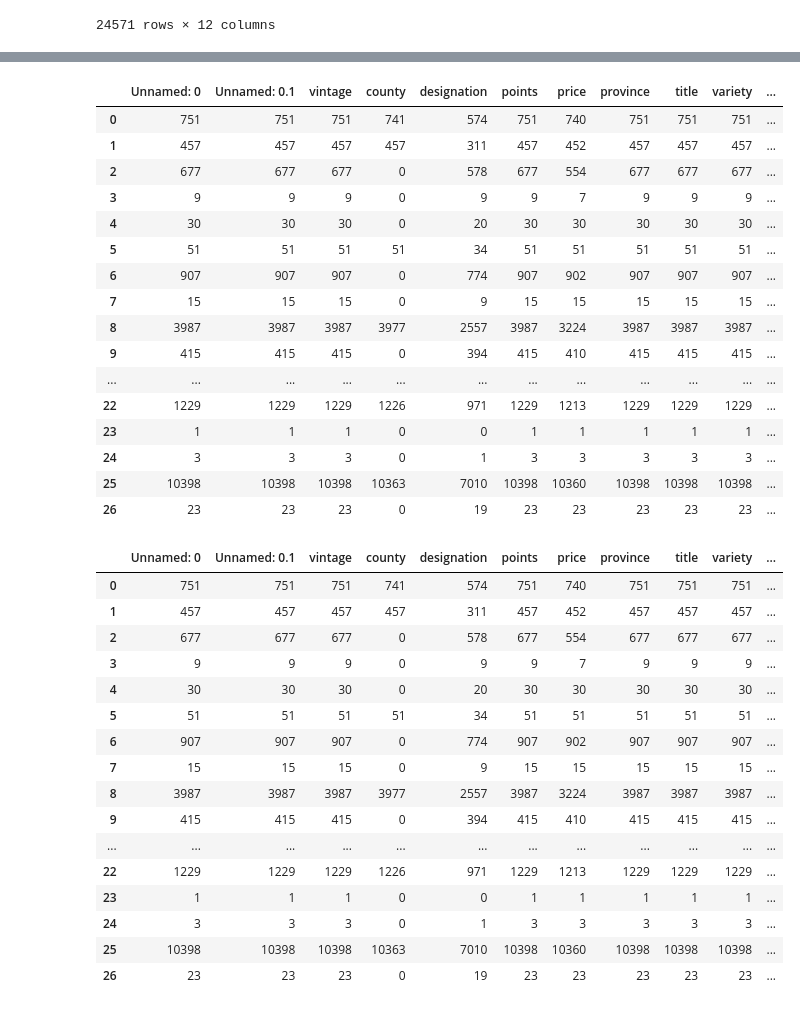
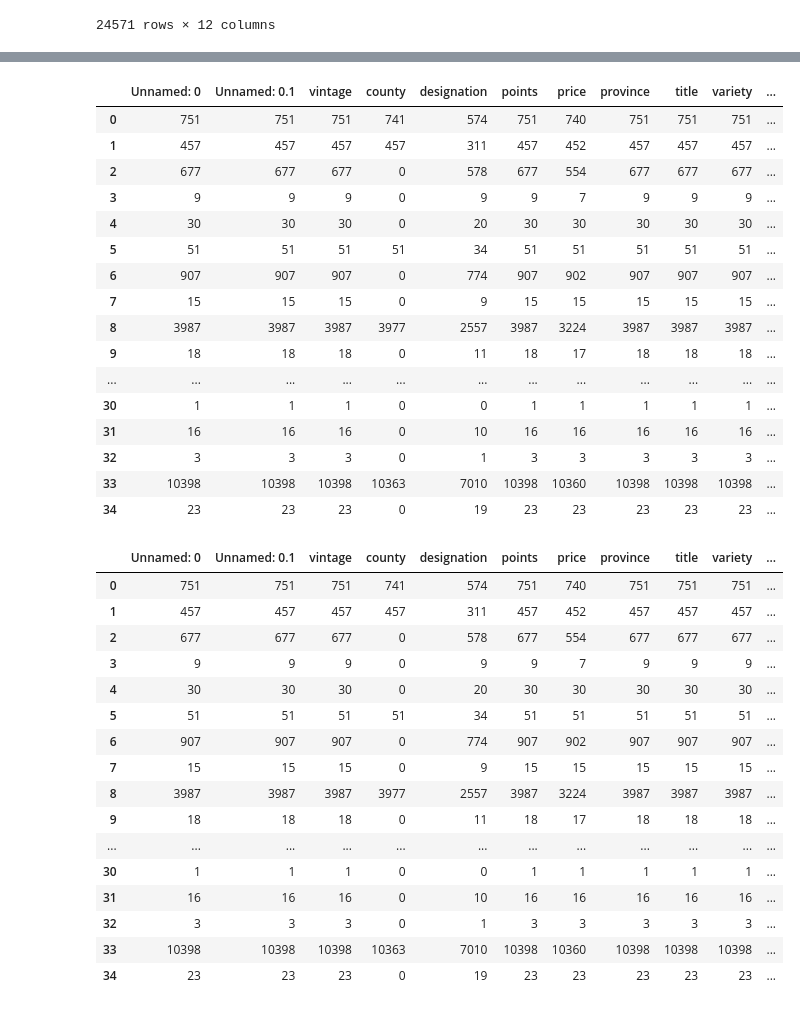
Before and after one commit to TempestCampbell/Wine-and-Charcuterie-Board, a Jupyter notebook: GeoPandasBook.ipynb, the cells around one changed output, grey strips where cells are left out. Saved outputs shown, nothing was run; the diff lists cells and outputs as text; code cells hidden in the pictures.

```diff
--- a/GeoPandasBook.ipynb
+++ b/GeoPandasBook.ipynb
@@ -13,19 +13,6 @@ import json
 geoCountries= gpd.read_file('geocountries.json')
 geoCountries = geoCountries.drop(columns=['filename', 'scalerank', 'featurecla', 'labelrank', 'sovereignt', 'sov_a3', 'adm0_dif', 'level', 'type', 'continent', 'region_un', 'subregion', 'region_wb', 'name_len', 'long_len', 'abbrev_len', 'tiny', 'homepart', 'geou_dif', 'geounit', 'gu_a3', 'su_dif', 'subunit', 'su_a3', 'brk_diff', 'admin', 'iso_n3', 'un_a3', 'wb_a2', 'wb_a3','name_long', 'brk_a3', 'brk_name', 'brk_group', 'abbrev', 'postal', 'formal_en','formal_fr', 'wikipedia', 'fips_10', 'iso_a3', 'iso_a2', 'adm0_a3_un', 'woe_id', 'adm0_a3_is', 'adm0_a3_us', 'adm0_a3_wb', 'income_grp', 'economy', 'gdp_year', 'lastcensus', 'pop_year', 'gdp_md_est', 'pop_est', 'note_adm0', 'note_brk', 'name_sort', 'name_alt', 'mapcolor7', 'mapcolor8', 'mapcolor9', 'mapcolor13'])
 geoCountries = geoCountries.replace(to_replace="United States", value="United States of America")
-# geoCountries.drop(geoCountries[geoCountries['name'] == 'Vanuatu'].index, inplace = True)
-# geoCountries.drop(geoCountries[geoCountries['name'] =='Trinidad and Tobago'].index, inplace = True)
-# geoCountries.drop(geoCountries[geoCountries['name'] == 'Kosovo'].index, inplace = True)
-# geoCountries.drop(geoCountries[geoCountries['name'] == 'Suriname'].index, inplace = True)
-# geoCountries.drop(geoCountries[geoCountries['name'] == 'Moldova'].index, inplace = True)
-# geoCountries.drop(geoCountries[geoCountries['name'] == 'Morocco'].index, inplace = True)
-# geoCountries.drop(geoCountries[geoCountries['name'] == 'Macedonia'].index, inplace = True)
-# geoCountries.drop(geoCountries[geoCountries['name'] == 'Georgia'].index, inplace = True)
-# geoCountries.drop(geoCountries[geoCountries['name'] == 'Serbia'].index, inplace = True)
-geoCountries.drop([26], inplace = True)
-# geoCountries.drop(geoCountries[geoCountries['name'] == 'Chile'].index, inplace = True)
-# geoCountries.drop(geoCountries[geoCountries['name'] == 'Luxembourg'].index, inplace = True)
-# geoCountries.drop(geoCountries[geoCountries['name'] == 'Portugal'].index, inplace = True)
 geoCountries
 # %% [output]
 |  | adm0_a3 | name | geometry |
@@ -92,26 +79,26 @@ winedf
 | United States of America | 10398 | 10398 | 10398 | 10363 | 7010 | 10398 | 10360 | 10398 | 10398 | 10398 | ... |
 | Uruguay | 23 | 23 | 23 | 0 | 19 | 23 | 23 | 23 | 23 | 23 | ... |
 # %%
-new_df= winedf.merge(geoCountries, left_on='country', right_on='name').dropna()
+new_df= winedf.merge(geoCountries, left_on='country', right_on='name')
 new_df
 # %% [output]
 |  | Unnamed: 0 | Unnamed: 0.1 | vintage | county | designation | points | price | province | title | variety | ... |
 | 0 | 751 | 751 | 751 | 741 | 574 | 751 | 740 | 751 | 751 | 751 | ... |
 | 1 | 457 | 457 | 457 | 457 | 311 | 457 | 452 | 457 | 457 | 457 | ... |
 | 2 | 677 | 677 | 677 | 0 | 578 | 677 | 554 | 677 | 677 | 677 | ... |
 | 3 | 9 | 9 | 9 | 0 | 9 | 9 | 7 | 9 | 9 | 9 | ... |
 | 4 | 30 | 30 | 30 | 0 | 20 | 30 | 30 | 30 | 30 | 30 | ... |
 | 5 | 51 | 51 | 51 | 51 | 34 | 51 | 51 | 51 | 51 | 51 | ... |
 | 6 | 907 | 907 | 907 | 0 | 774 | 907 | 902 | 907 | 907 | 907 | ... |
 | 7 | 15 | 15 | 15 | 0 | 9 | 15 | 15 | 15 | 15 | 15 | ... |
 | 8 | 3987 | 3987 | 3987 | 3977 | 2557 | 3987 | 3224 | 3987 | 3987 | 3987 | ... |
-| 9 | 415 | 415 | 415 | 0 | 394 | 415 | 410 | 415 | 415 | 415 | ... |
+| 9 | 18 | 18 | 18 | 0 | 11 | 18 | 17 | 18 | 18 | 18 | ... |
 | ... | ... | ... | ... | ... | ... | ... | ... | ... | ... | ... | ... |
-| 22 | 1229 | 1229 | 1229 | 1226 | 971 | 1229 | 1213 | 1229 | 1229 | 1229 | ... |
-| 23 | 1 | 1 | 1 | 0 | 0 | 1 | 1 | 1 | 1 | 1 | ... |
-| 24 | 3 | 3 | 3 | 0 | 1 | 3 | 3 | 3 | 3 | 3 | ... |
-| 25 | 10398 | 10398 | 10398 | 10363 | 7010 | 10398 | 10360 | 10398 | 10398 | 10398 | ... |
-| 26 | 23 | 23 | 23 | 0 | 19 | 23 | 23 | 23 | 23 | 23 | ... |
+| 30 | 1 | 1 | 1 | 0 | 0 | 1 | 1 | 1 | 1 | 1 | ... |
+| 31 | 16 | 16 | 16 | 0 | 10 | 16 | 16 | 16 | 16 | 16 | ... |
+| 32 | 3 | 3 | 3 | 0 | 1 | 3 | 3 | 3 | 3 | 3 | ... |
+| 33 | 10398 | 10398 | 10398 | 10363 | 7010 | 10398 | 10360 | 10398 | 10398 | 10398 | ... |
+| 34 | 23 | 23 | 23 | 0 | 19 | 23 | 23 | 23 | 23 | 23 | ... |
 # %%
 gdf = gpd.GeoDataFrame(new_df, geometry='geometry')
 gdf
@@ -126,13 +113,13 @@ gdf
 | 6 | 907 | 907 | 907 | 0 | 774 | 907 | 902 | 907 | 907 | 907 | ... |
 | 7 | 15 | 15 | 15 | 0 | 9 | 15 | 15 | 15 | 15 | 15 | ... |
 | 8 | 3987 | 3987 | 3987 | 3977 | 2557 | 3987 | 3224 | 3987 | 3987 | 3987 | ... |
-| 9 | 415 | 415 | 415 | 0 | 394 | 415 | 410 | 415 | 415 | 415 | ... |
+| 9 | 18 | 18 | 18 | 0 | 11 | 18 | 17 | 18 | 18 | 18 | ... |
 | ... | ... | ... | ... | ... | ... | ... | ... | ... | ... | ... | ... |
-| 22 | 1229 | 1229 | 1229 | 1226 | 971 | 1229 | 1213 | 1229 | 1229 | 1229 | ... |
-| 23 | 1 | 1 | 1 | 0 | 0 | 1 | 1 | 1 | 1 | 1 | ... |
-| 24 | 3 | 3 | 3 | 0 | 1 | 3 | 3 | 3 | 3 | 3 | ... |
-| 25 | 10398 | 10398 | 10398 | 10363 | 7010 | 10398 | 10360 | 10398 | 10398 | 10398 | ... |
-| 26 | 23 | 23 | 23 | 0 | 19 | 23 | 23 | 23 | 23 | 23 | ... |
+| 30 | 1 | 1 | 1 | 0 | 0 | 1 | 1 | 1 | 1 | 1 | ... |
+| 31 | 16 | 16 | 16 | 0 | 10 | 16 | 16 | 16 | 16 | 16 | ... |
+| 32 | 3 | 3 | 3 | 0 | 1 | 3 | 3 | 3 | 3 | 3 | ... |
+| 33 | 10398 | 10398 | 10398 | 10363 | 7010 | 10398 | 10360 | 10398 | 10398 | 10398 | ... |
+| 34 | 23 | 23 | 23 | 0 | 19 | 23 | 23 | 23 | 23 | 23 | ... |
 # %%
 gdf= gdf.drop(columns=["Unnamed: 0", "Unnamed: 0.1","points", "price", "vintage","variety", "county", "designation", "province", "winery", "adm0_a3"], axis =1).dropna()
 gdf
```
Also changed, not shown: parts of 5 cells of this notebook, 2 other files.
